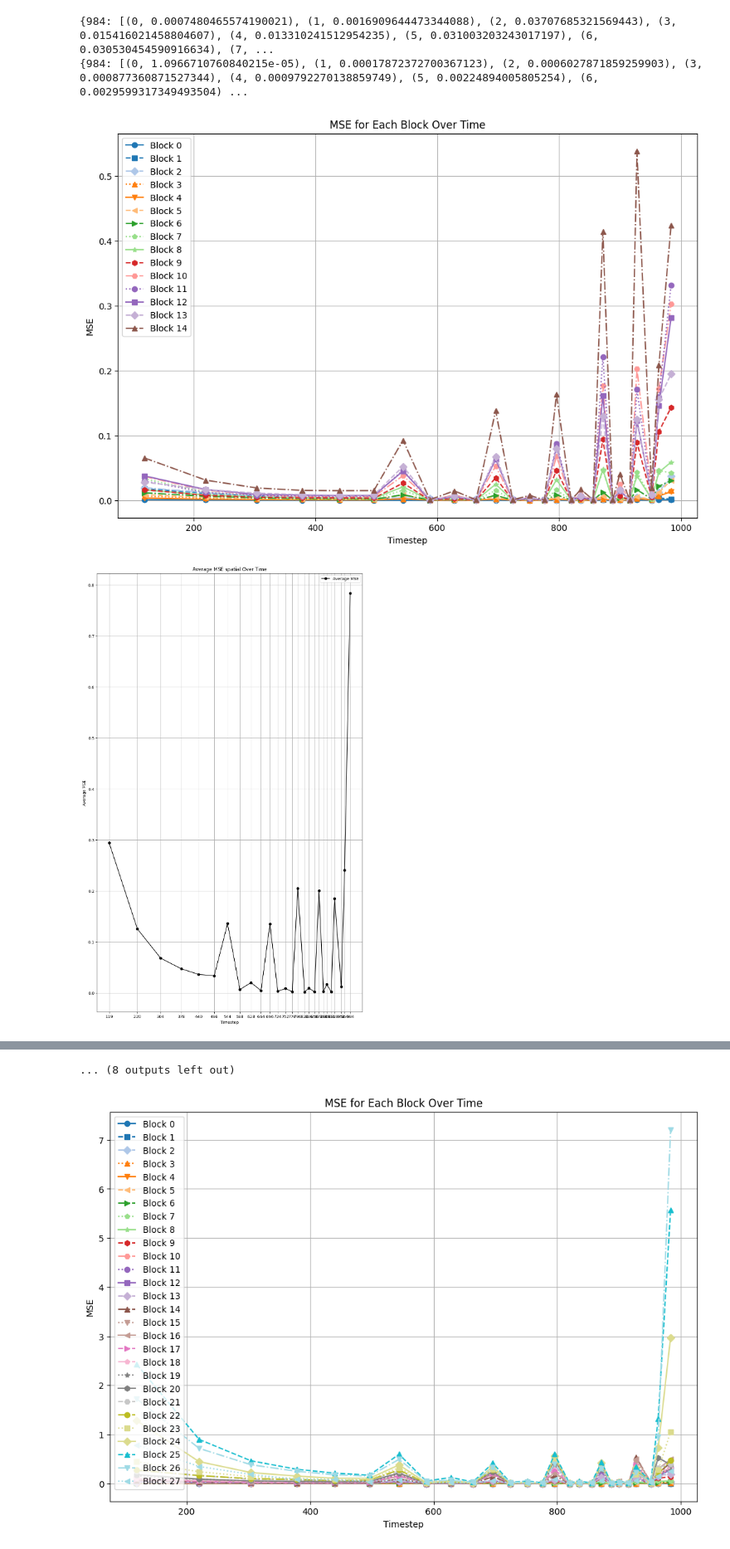
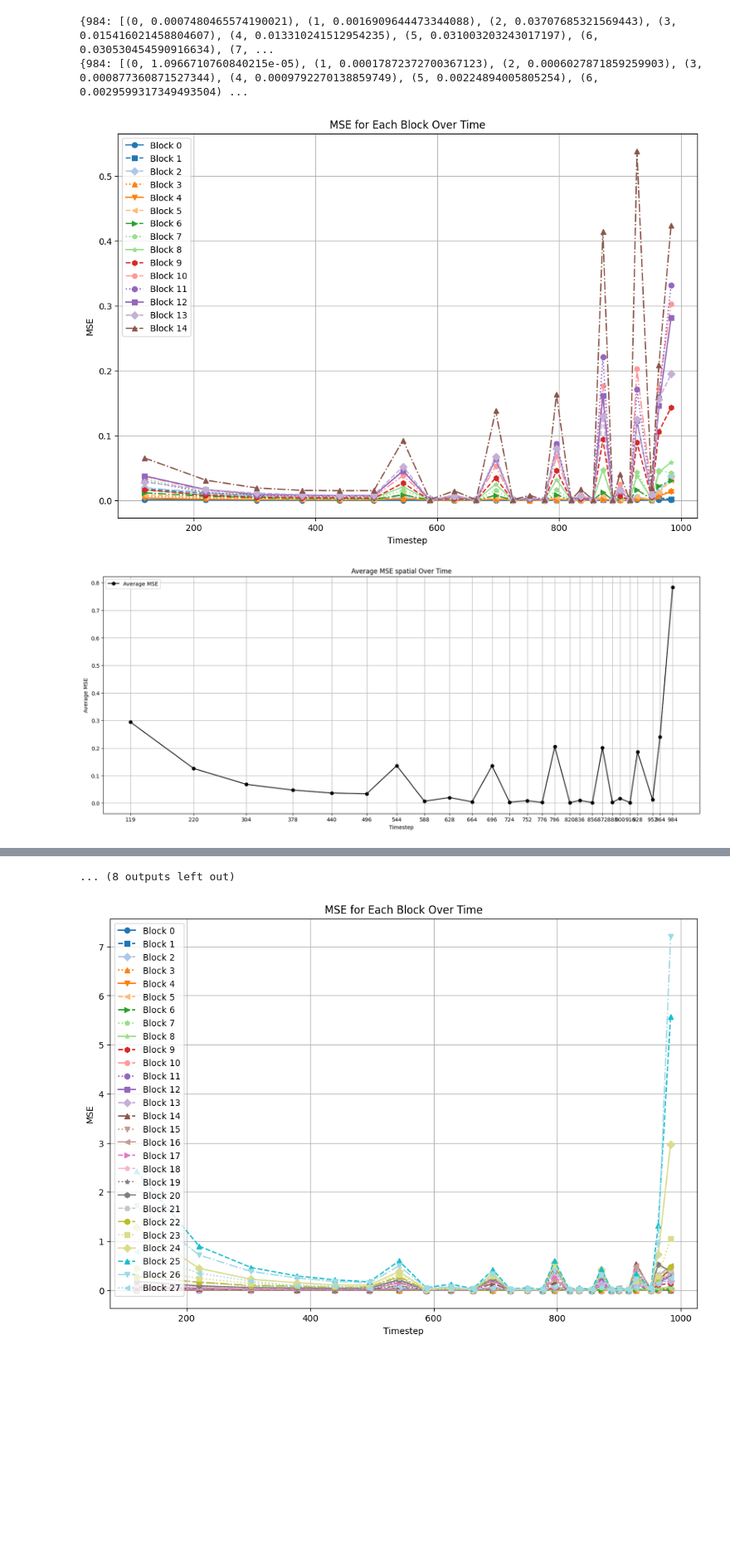
Before and after one commit to NUS-HPC-AI-Lab/VideoSys, a Jupyter notebook: visual_opensora.ipynb, the cells around one changed output, grey strips where cells are left out. Shown at 83% size. Cells and saved outputs as stored; diff of their text form; code cells hidden in the pictures; blank space fills up the shorter version.

```diff
--- a/visual_opensora.ipynb
+++ b/visual_opensora.ipynb
@@ -60,7 +60,7 @@ for timestep in timesteps:
     mse_values = [mse for _, mse in spatial_mlp_mse[timestep]]
     average_mse.append(np.mean(mse_values))
 
-plt.figure(figsize=(12, 20))
+plt.figure(figsize=(20, 8))
 plt.plot(timesteps, average_mse, label='Average MSE', color='black', marker='o')
 plt.xticks(timesteps)
 plt.xlabel('Timestep')
@@ -84,34 +84,34 @@ for idx, (block_id, mse_data) in enumerate(block_mse.items()):
 
 plt.xlabel('Timestep')
 plt.ylabel('MSE')
 plt.title('MSE for Each Block Over Time (Timesteps 400-900)')
 plt.legend()
 plt.grid(True)
 
 # Set x-ticks to be the unique timesteps
 plt.xticks(sorted(all_timesteps))
 
 plt.show()
 # Plot bar charts of MSE for each block at specific timesteps between 400 and 900
 timesteps_set = set(t for block_data in block_mse.values() for t, mse in block_data if 400 <= t <= 900)
 timesteps_sorted = sorted(timesteps_set)
 for timestep in timesteps_sorted:
     mses_at_timestep = [(block_id, mse) for block_id, mse_data in block_mse.items()
                         for t, mse in mse_data if t == timestep]
     if mses_at_timestep:
         block_ids, mses = zip(*mses_at_timestep)
         x = np.arange(len(block_ids))
         plt.figure(figsize=(14, 8))
         plt.bar(x, mses, color=[colors(i) for i in range(len(block_ids))])
         plt.xlabel('Block ID')
         plt.ylabel('MSE')
         plt.title(f'MSE for Each Block at Timestep {timestep}')
         plt.xticks(x, [f'{block_id}' for block_id in block_ids])
         plt.grid(True)
         plt.show()
 # %% [output]
 [figure]
-[figure, old version]
+[figure, new version]
 [figure]
 [figure]
 [figure]
```
Also changed, not shown: 4 other files.
